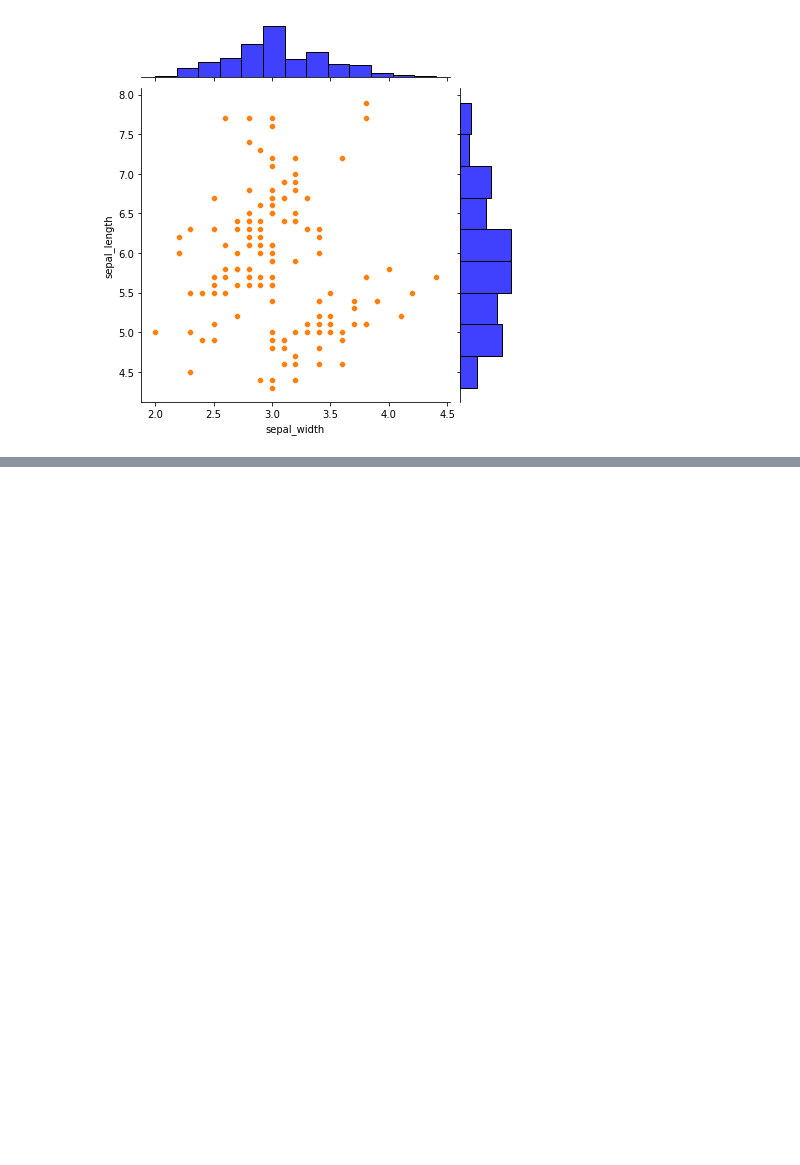
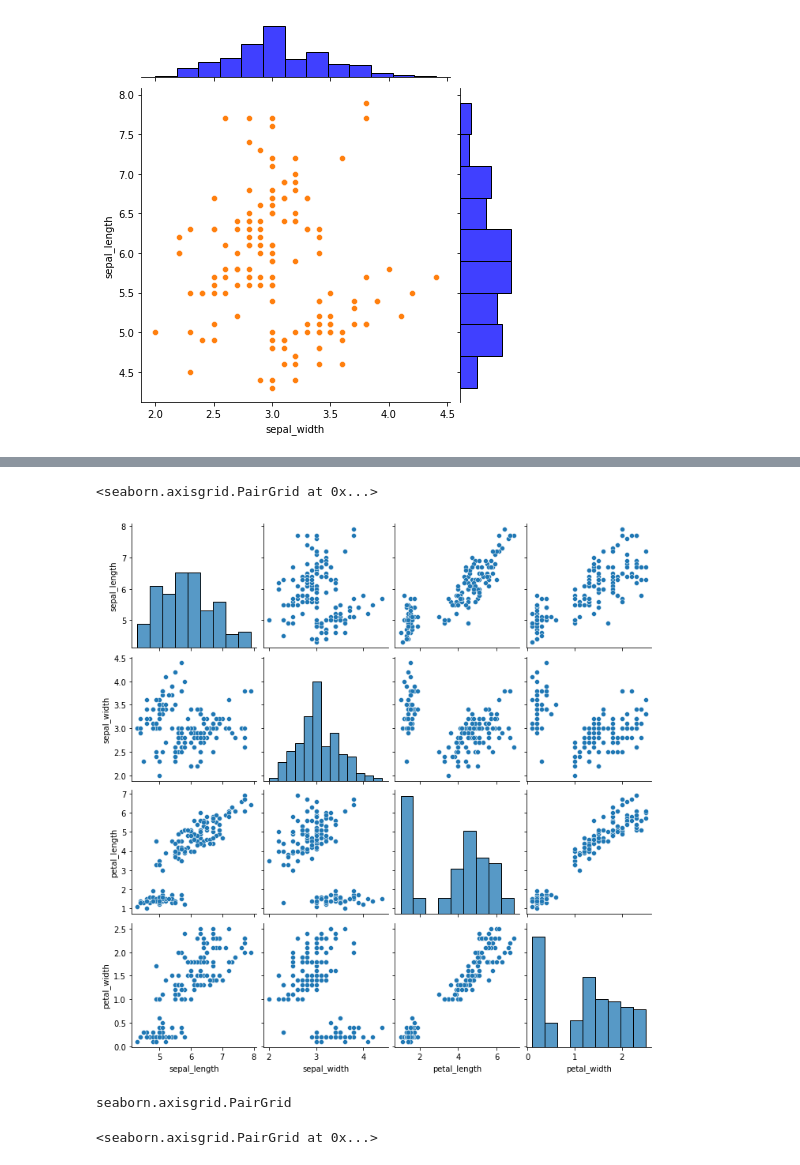
Before and after one commit to TaylorlDavis/Github_tutoring, a Jupyter notebook: Advanced seaborn plots.ipynb, the cells around one changed output, grey strips where cells are left out. Saved outputs shown, nothing was run; the diff lists cells and outputs as text; code cells hidden in the pictures; blank space fills up the shorter version.

```diff
--- a/Advanced seaborn plots.ipynb
+++ b/Advanced seaborn plots.ipynb
@@ -78,0 +83,13 @@ sns.jointplot(x='sepal_width',y='sepal_length',
+# %%
+sns.pairplot(iris_df)
+# %% [output]
+<seaborn.axisgrid.PairGrid at 0x...>
+[figure, added]
+# %%
+type(g)
+# %% [output]
+seaborn.axisgrid.PairGrid
+# %%
+g.map(sns.histplot)
+# %% [output]
+<seaborn.axisgrid.PairGrid at 0x...>
```
Also changed, not shown: parts of 9 cells of this notebook.
